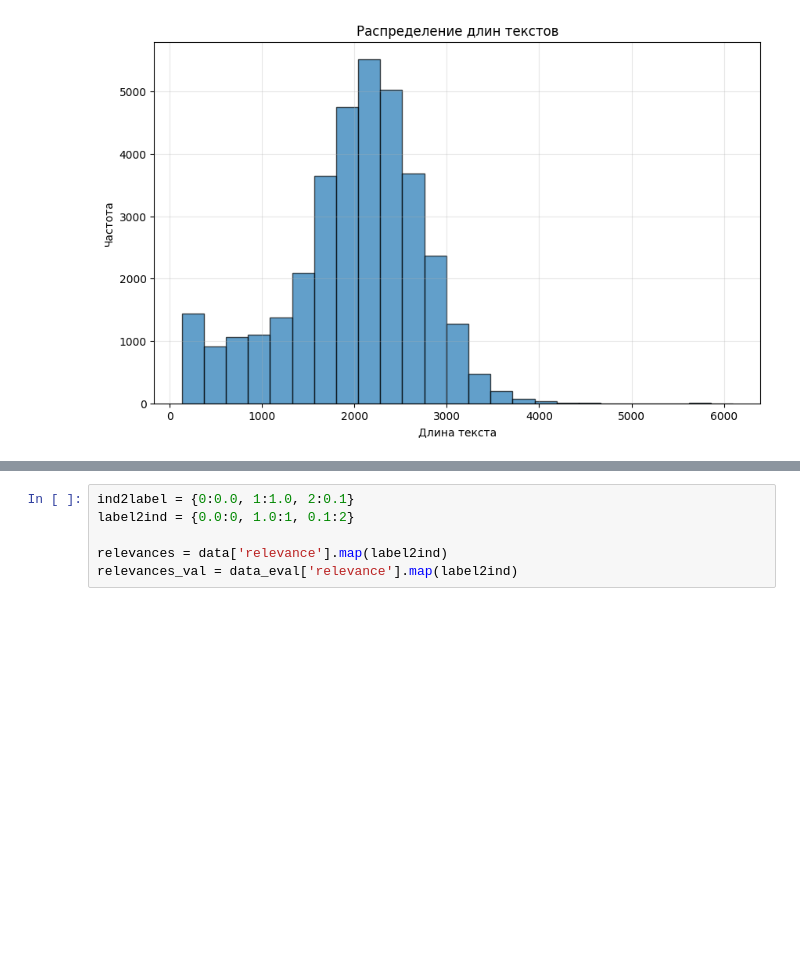
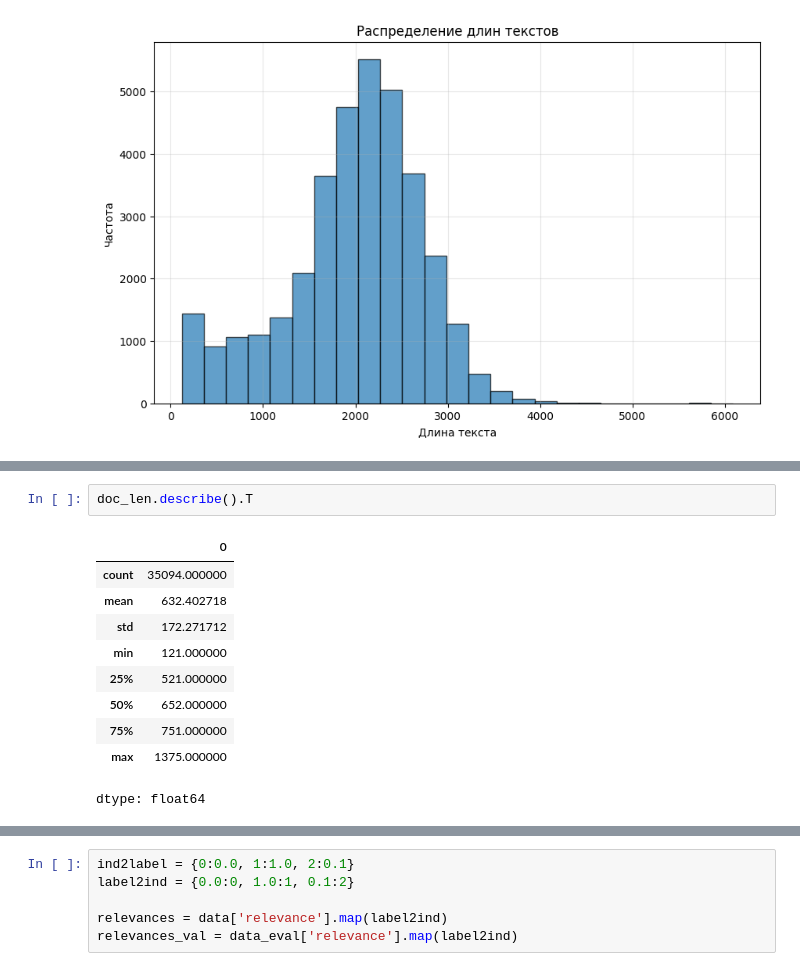
Before and after one commit to HaydenLS/Relevance_YaMaps, a Jupyter notebook: notebooks/1_baseline.ipynb, the cells around one changed output, grey strips where cells are left out. Drawn from its saved outputs; the diff is of its cells as text; blank space fills up the shorter version.

```diff
--- a/notebooks/1_baseline.ipynb
+++ b/notebooks/1_baseline.ipynb
@@ -208,0 +306,13 @@ plt.show()
+# %%
+doc_len.describe().T
+# %% [output]
+|  | 0 |
+| count | 35094.000000 |
+| mean | 632.402718 |
+| std | 172.271712 |
+| min | 121.000000 |
+| 25% | 521.000000 |
+| 50% | 652.000000 |
+| 75% | 751.000000 |
+| max | 1375.000000 |
+dtype: float64
```
Also changed, not shown: parts of 39 cells of this notebook, 3 other files.
